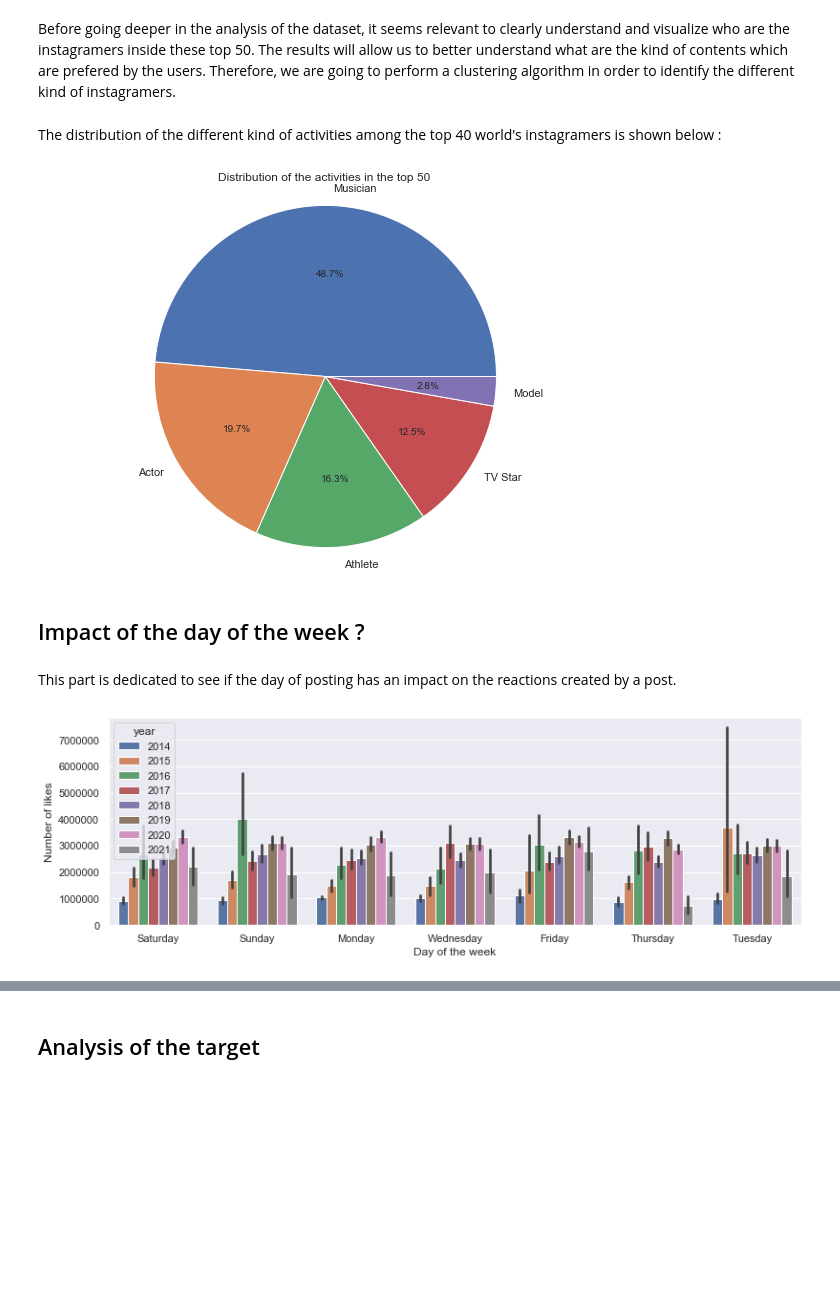
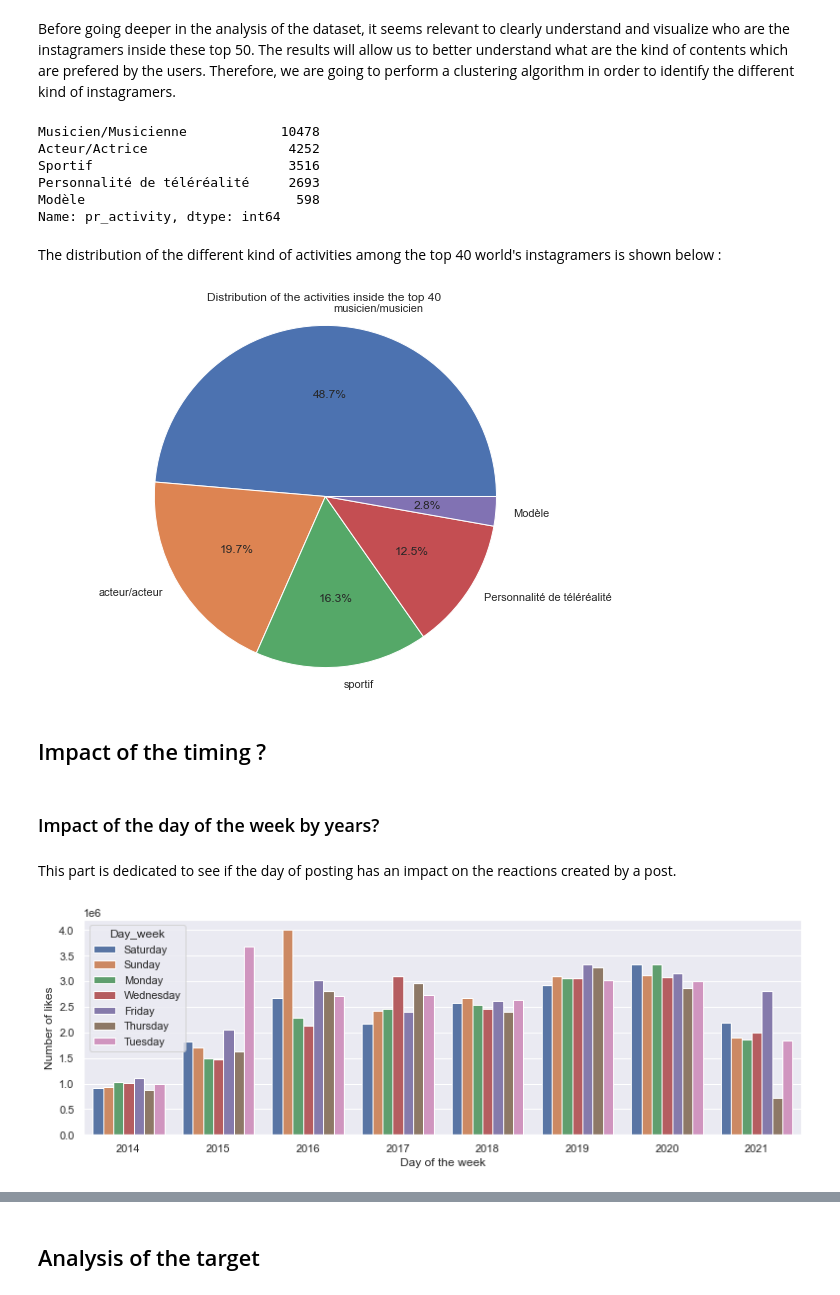
Before and after one commit to BadrAlpha07/Data-Camp-Project, a Jupyter notebook: engagement_rate_starting_kit.ipynb, the cells around one changed output, grey strips where cells are left out. Saved outputs shown, nothing was run; the diff lists cells and outputs as text; code cells hidden in the pictures; blank space fills up the shorter version.

Commit message:
Data Exploration updates

```diff
--- a/engagement_rate_starting_kit.ipynb
+++ b/engagement_rate_starting_kit.ipynb
@@ -197,7 +197,6 @@ The influencers list has been taken from the [50 most followed accounts](https:/
 ## Load data
 # %%
 df = pd.read_csv("data/3_clean_data/data_inst.csv")
-df = df.drop(columns=['Unnamed: 0'])
 df.shape
 # %% [output]
 (21537, 14)
@@ -249,3 +248,12 @@ dtype: object
 ## Top 50 : What are the kind of people in it ?
 # %% [markdown]
 Before going deeper in the analysis of the dataset, it seems relevant to clearly understand and visualize who are the instagramers inside these top 50. The results will allow us to better understand what are the kind of contents which are prefered by the users. Therefore, we are going to perform a clustering algorithm in order to identify the different kind of instagramers.
+# %%
+df.pr_activity.value_counts()
+# %% [output]
+Musicien/Musicienne            10478
+Acteur/Actrice                  4252
+Sportif                         3516
+Personnalité de téléréalité     2693
+Modèle                           598
+Name: pr_activity, dtype: int64
@@ -252,28 +280,30 @@ Before going deeper in the analysis of the dataset, it seems relevant to clearly
 # %% [markdown]
 The distribution of the different kind of activities among the top 40 world's instagramers is shown below :
 # %%
-activity = df['pr_activity'].value_counts() / df.shape[0]
+activity = df_clst['pr_activity'].value_counts() / df_clst.shape[0]
 
 plt.figure(figsize=(10,7))
 plt.pie(activity,
         labels=activity.index,
         autopct='%1.1f%%')
-plt.title("Distribution of the activities in the top 50")
+plt.title("Distribution of the activities inside the top 40")
 plt.axis('equal')
 plt.show()
 # %% [output]
-[figure, old version]
+[figure, new version]
+# %% [markdown]
+## Impact of the timing ?
 # %% [markdown]
-## Impact of the day of the week ?
+### Impact of the day of the week by years?
 # %% [markdown]
 This part is dedicated to see if the day of posting has an impact on the reactions created by a post.
 # %%
 plt.figure(figsize=(13,4))
-sns.barplot(x="Day_week", y="num_likes", hue="year", data=df)
+sns.barplot(x="year", y="num_likes", hue="Day_week", data=df, ci=None)
 plt.ylabel('Number of likes')
 plt.xlabel('Day of the week')
 plt.show()
 # %% [output]
-[figure, old version]
+[figure, new version]
 # %%
 plt.figure(figsize=(13,4))
```
Also changed, not shown: parts of 36 cells of this notebook.
